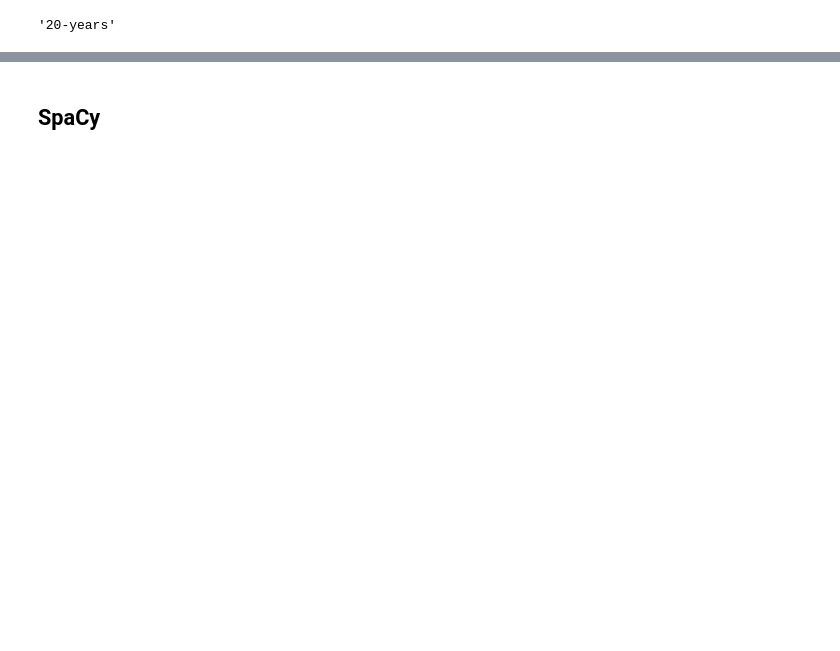
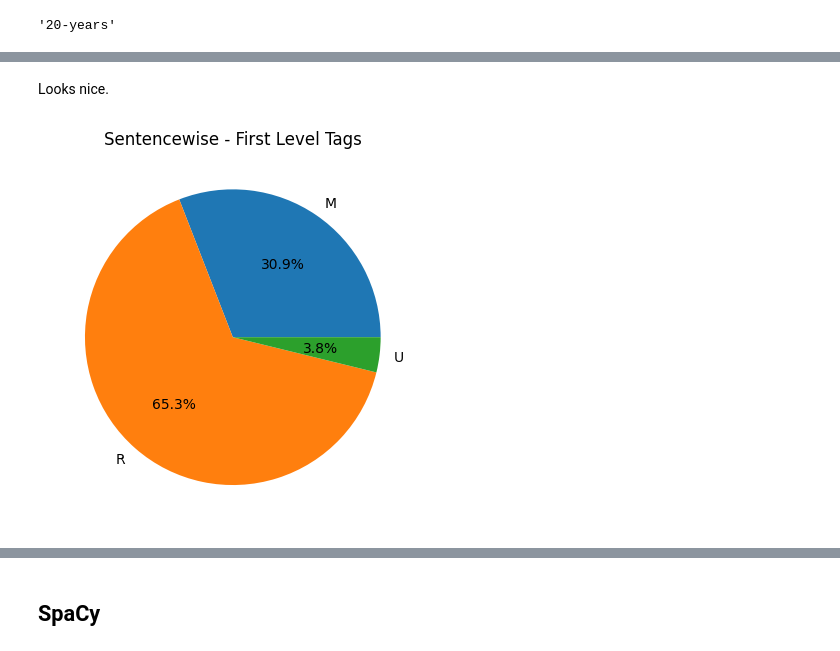
Before and after one commit to harlamovads/GD_correction_diploma, a Jupyter notebook: data_preparation/data_prep.ipynb, the cells around one changed output, grey strips where cells are left out. Saved outputs shown, nothing was run; the diff lists cells and outputs as text; code cells hidden in the pictures; blank space fills up the shorter version.

Commit message:
Final data update

```diff
--- a/data_preparation/data_prep.ipynb
+++ b/data_preparation/data_prep.ipynb
@@ -106,0 +406,5 @@ training_data[0]['text'][int(training_data[0]['tags'][1]['span_start']):int(trai
+# %%
+print("=== Sentence-wise Data Samples ===")
+for i, item in enumerate(sample_sentencewise):
+    display(HTML(f"<h3>Sample {i+1}</h3>"))
+    display(HTML(f"<p>{highlight_errors(item['text'], item['tags'])}</p>"))
@@ -106,0 +425,5 @@ training_data[0]['text'][int(training_data[0]['tags'][1]['span_start']):int(trai
+# %%
+print("\n=== Overlapping Data Samples ===")
+for i, item in enumerate(sample_overlapping):
+    display(HTML(f"<h3>Sample {i+1}</h3>"))
+    display(HTML(f"<p>{highlight_errors(item['text'], item['tags'])}</p>"))
@@ -106,0 +444,20 @@ training_data[0]['text'][int(training_data[0]['tags'][1]['span_start']):int(trai
+# %% [markdown]
+Looks nice.
+# %%
+def get_tag_distributions(data):
+    first_level = {}
+    second_level = {}
+    for item in data:
+        for tag in item['tags']:
+            first_level[tag['first_level_tag']] = first_level.get(tag['first_level_tag'], 0) + 1
+            second_level[tag['second_level_tag']] = second_level.get(tag['second_level_tag'], 0) + 1
+    return first_level, second_level
+# %%
+first_sentencewise, second_sentencewise = get_tag_distributions(sentencewise_data)
+first_overlapping, second_overlapping = get_tag_distributions(overlapping_data)
+# %%
+plt.pie(first_sentencewise.values(), labels=first_sentencewise.keys(), autopct='%1.1f%%')
+plt.title('Sentencewise - First Level Tags')
+plt.show()
+# %% [output]
+[figure, added]
```
Also changed, not shown: parts of 41 cells of this notebook, 7 other files.
